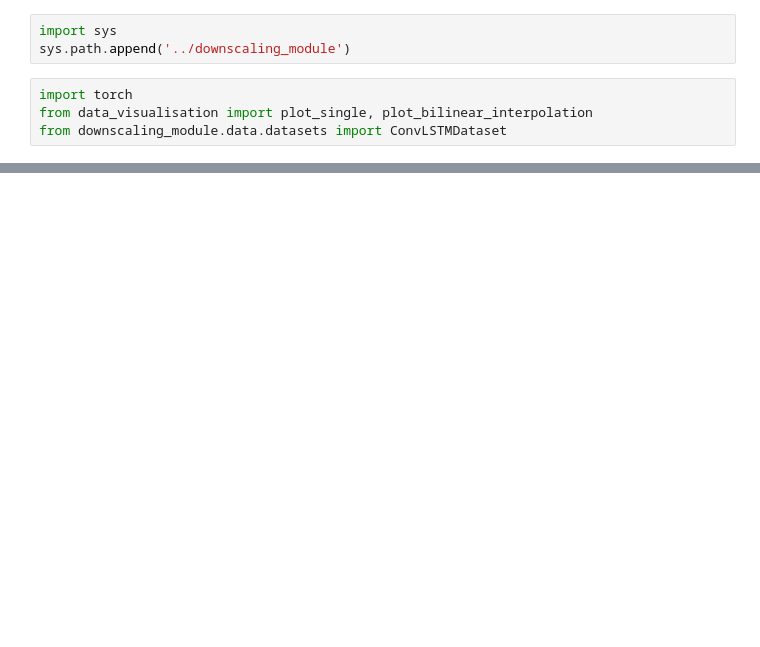
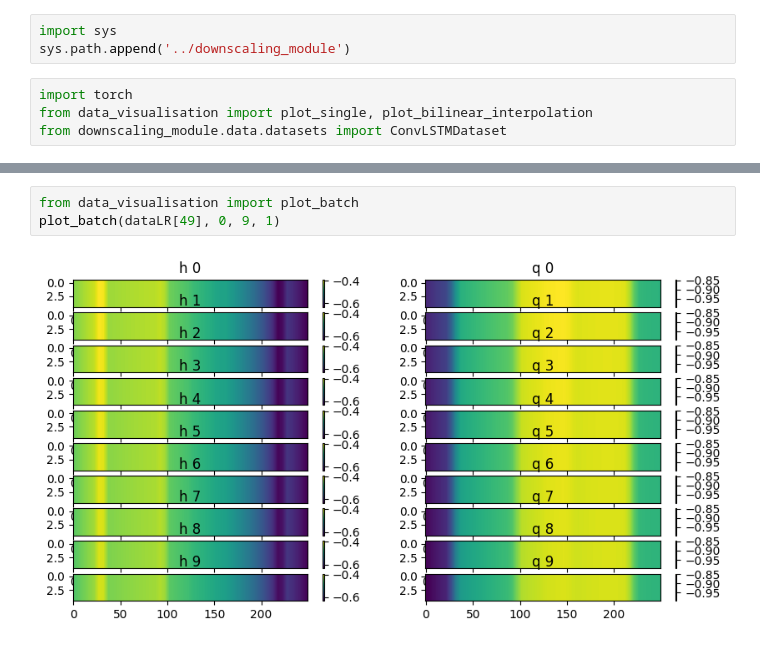
Before and after one commit to MaximeD34/downscaling, a Jupyter notebook: tests.ipynb, the cells around one changed output, grey strips where cells are left out. Drawn from its saved outputs; the diff is of its cells as text; blank space fills up the shorter version.

```diff
--- a/tests.ipynb
+++ b/tests.ipynb
@@ -112,0 +137,5 @@ plt.show()
+# %%
+from data_visualisation import plot_batch
+plot_batch(dataLR[49], 0, 9, 1)
+# %% [output]
+[figure, added]
```
Also changed, not shown: parts of 10 cells of this notebook, 8 other files.
